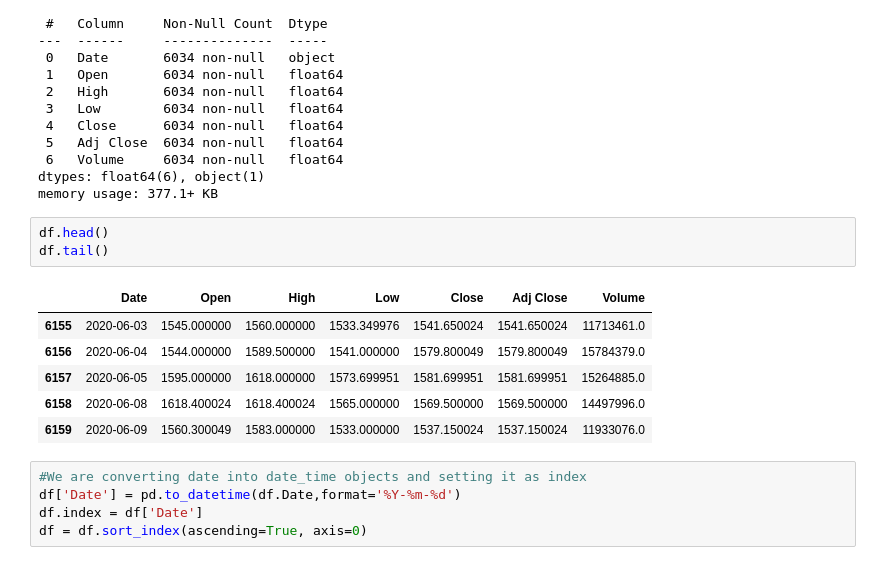
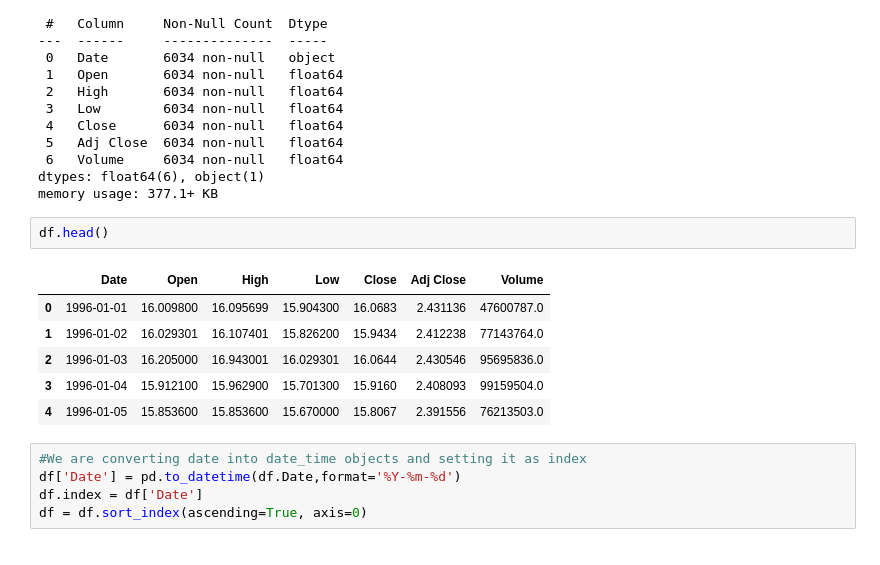
Before and after one commit to Chicken2322/Stock-Prediction, a Jupyter notebook: stock_prediction.ipynb, the cells around one changed output. Drawn from its saved outputs; the diff is of its cells as text.

```diff
--- a/stock_prediction.ipynb
+++ b/stock_prediction.ipynb
@@ -63,14 +48,13 @@ dtypes: float64(6), object(1)
 memory usage: 377.1+ KB
 # %%
 df.head()
-df.tail()
 # %% [output]
 |  | Date | Open | High | Low | Close | Adj Close | Volume |
-| 6155 | 2020-06-03 | 1545.000000 | 1560.000000 | 1533.349976 | 1541.650024 | 1541.650024 | 11713461.0 |
-| 6156 | 2020-06-04 | 1544.000000 | 1589.500000 | 1541.000000 | 1579.800049 | 1579.800049 | 15784379.0 |
-| 6157 | 2020-06-05 | 1595.000000 | 1618.000000 | 1573.699951 | 1581.699951 | 1581.699951 | 15264885.0 |
-| 6158 | 2020-06-08 | 1618.400024 | 1618.400024 | 1565.000000 | 1569.500000 | 1569.500000 | 14497996.0 |
-| 6159 | 2020-06-09 | 1560.300049 | 1583.000000 | 1533.000000 | 1537.150024 | 1537.150024 | 11933076.0 |
+| 0 | 1996-01-01 | 16.009800 | 16.095699 | 15.904300 | 16.0683 | 2.431136 | 47600787.0 |
+| 1 | 1996-01-02 | 16.029301 | 16.107401 | 15.826200 | 15.9434 | 2.412238 | 77143764.0 |
+| 2 | 1996-01-03 | 16.205000 | 16.943001 | 16.029301 | 16.0644 | 2.430546 | 95695836.0 |
+| 3 | 1996-01-04 | 15.912100 | 15.962900 | 15.701300 | 15.9160 | 2.408093 | 99159504.0 |
+| 4 | 1996-01-05 | 15.853600 | 15.853600 | 15.670000 | 15.8067 | 2.391556 | 76213503.0 |
 # %%
 #We are converting date into date_time objects and setting it as index
 df['Date'] = pd.to_datetime(df.Date,format='%Y-%m-%d')
```
Also changed, not shown: parts of 19 cells of this notebook.
